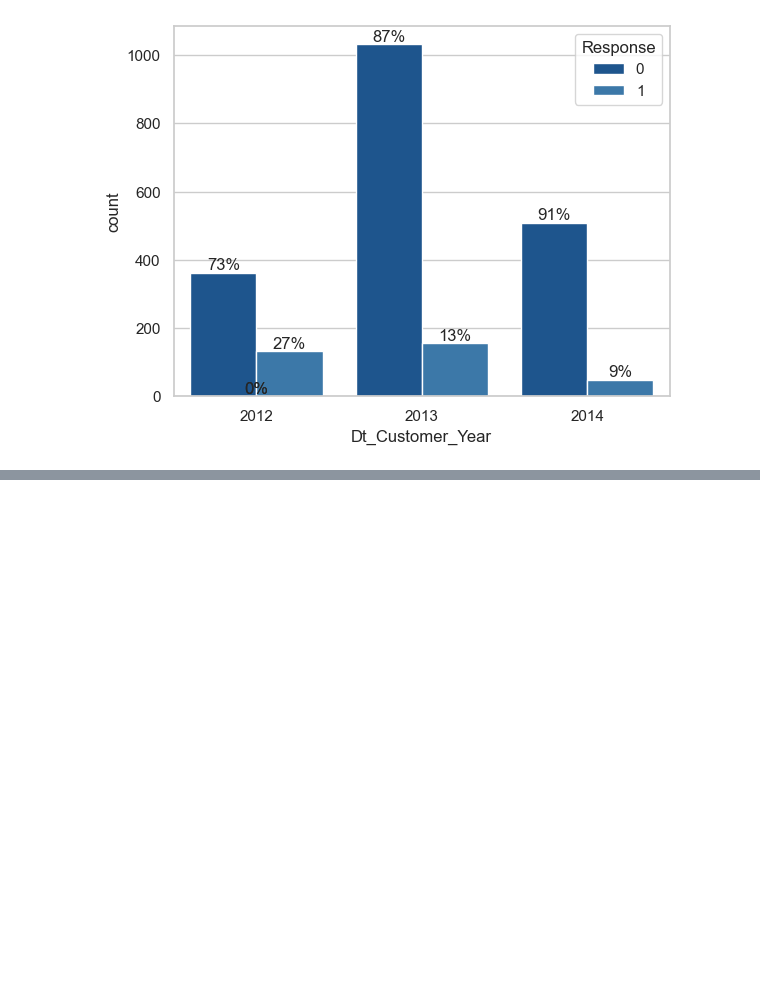
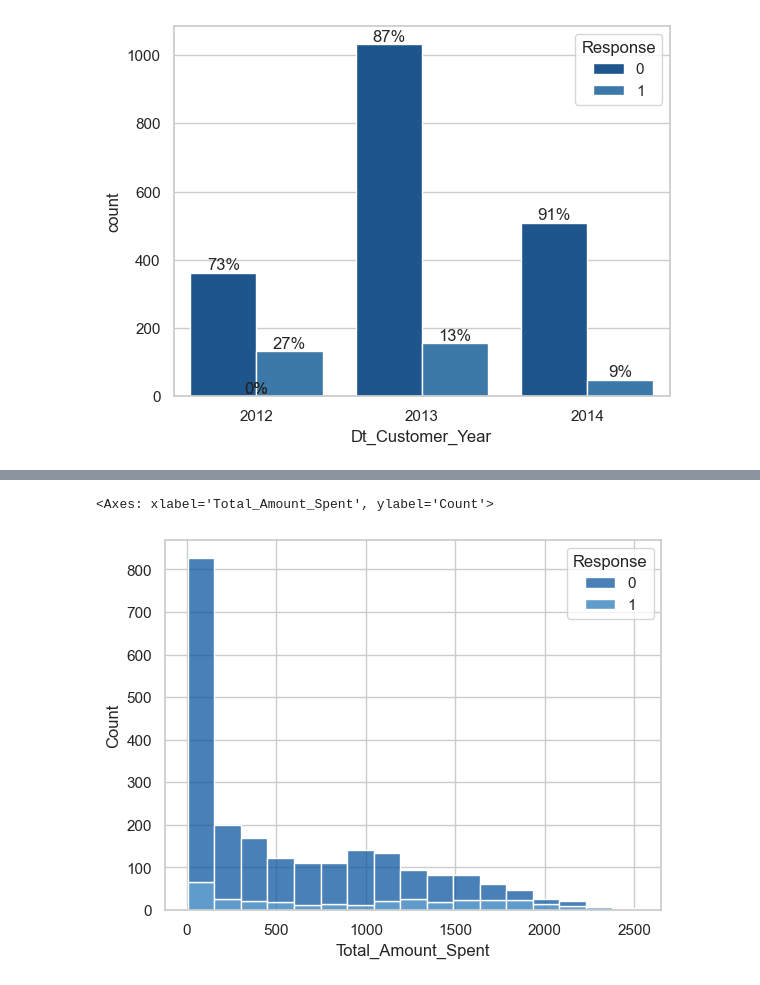
Before and after one commit to FemasAriandaRizki/marketing_analisis, a Jupyter notebook: marketing_analysis.ipynb, the cells around one changed output, grey strips where cells are left out. Cells and saved outputs as stored; diff of their text form; code cells hidden in the pictures; blank space fills up the shorter version.

```diff
--- a/marketing_analysis.ipynb
+++ b/marketing_analysis.ipynb
@@ -379,0 +400,3 @@ barPerc(df, 'Dt_Customer_Year', ax)
+# %%
+amt_spent_features = [ c for c in df.columns if 'Mnt' in str(c)]
+amt_spent_features.append('Response')
@@ -379,0 +414,9 @@ barPerc(df, 'Dt_Customer_Year', ax)
+# %%
+df['Total_Amount_Spent'] = df[amt_spent_features].sum(axis=1)
+# %%
+sns.histplot(data=df, kde=False, x='Total_Amount_Spent', hue='Response', multiple='stack')
+
+# Jika customer sudah nge-spent uangnya di sekitar 1000-2000 dollar maka customer ini cenderung menerima penawaran campaign
+# %% [output]
+<Axes: xlabel='Total_Amount_Spent', ylabel='Count'>
+[figure, added]
```
Also changed, not shown: parts of 22 cells of this notebook.
